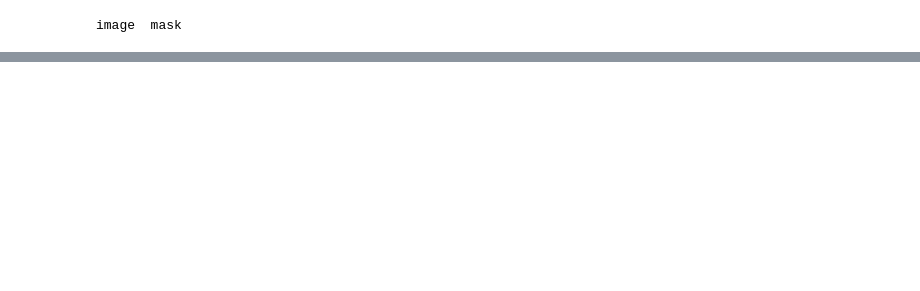
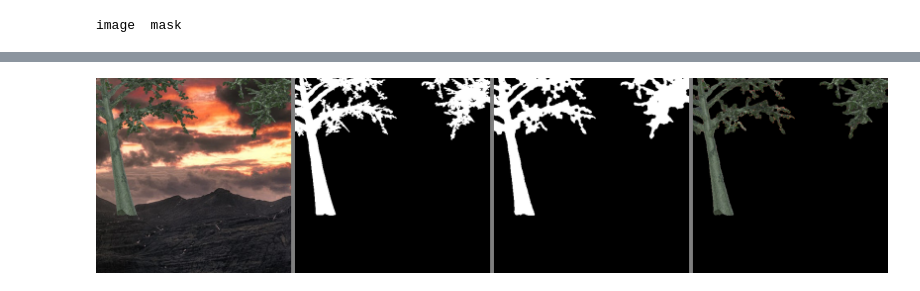
Before and after one commit to isakdiaz/deeplabv3-tree-segmentation, a Jupyter notebook: treeseg_train.ipynb, the cells around one changed output, grey strips where cells are left out. Saved outputs shown, nothing was run; the diff lists cells and outputs as text; code cells hidden in the pictures; blank space fills up the shorter version.

```diff
--- a/treeseg_train.ipynb
+++ b/treeseg_train.ipynb
@@ -314,0 +435,5 @@ image  mask
+# %%
+from IPython.display import Image
+Image(filename='results/pinetree_00080_0.png')
+# %% [output]
+[figure, added]
```
Also changed, not shown: parts of 7 cells of this notebook.
